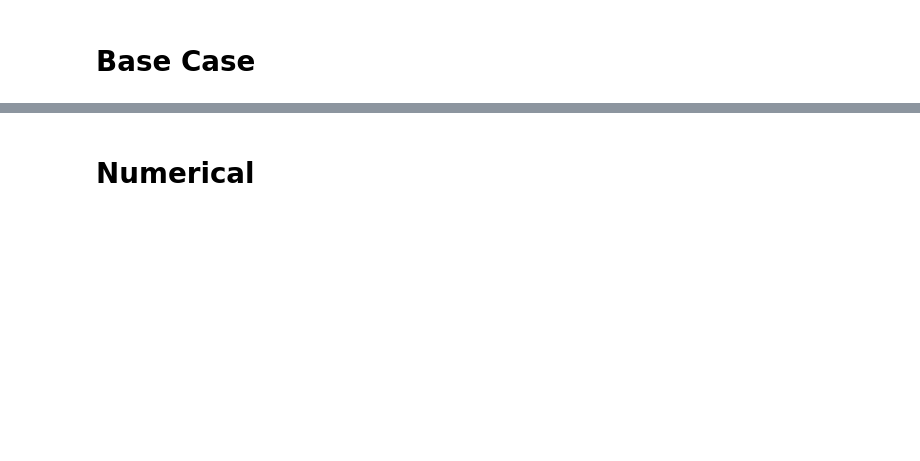
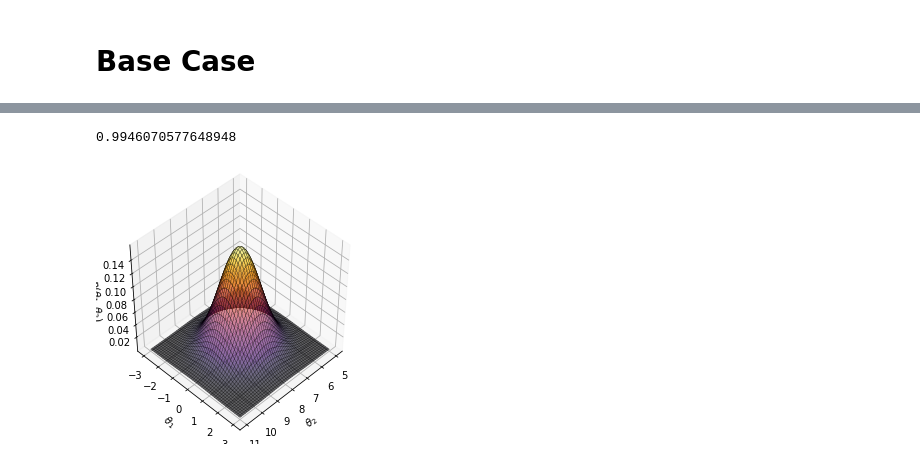
Before and after one commit to saemeon/ABM-Project-FS21, a Jupyter notebook: Project Results.ipynb, the cells around one changed output, grey strips where cells are left out. Saved outputs shown, nothing was run; the diff lists cells and outputs as text; code cells hidden in the pictures; blank space fills up the shorter version.

```diff
--- a/Project Results.ipynb
+++ b/Project Results.ipynb
@@ -39,2 +60,29 @@ Xbasenet = X-X_
-# %% [markdown]
-# Numerical
+# %%
+m = 0
+shift = 8
+m0 = m+shift
+s = 1
+s0=s
+t = 3
+num = 500
+theta1 = np.linspace(m-t*s,m+t*s,num)
+theta2 = np.linspace(m0-t*s0,m0+t*s0,num)
+theta1, theta2 = np.meshgrid(theta1,theta2)
+pos = np.empty(theta1.shape + (2,))
+pos[:, :, 0] = theta1; pos[:, :, 1] = theta2
+rv = multivariate_normal([m, m0], [[s**2, 0], [0, s0**2]])
+P= rv.pdf(pos)
+fig = plt.figure(figsize = (4,4))
+ax1 = fig.add_subplot( projection='3d')
+ax1.plot_surface(theta2, theta1, P,cmap = "inferno",alpha = 0.6,linewidth=0.2, edgecolors='k')
+ax1.set_xlabel(r'$\theta_2$')
+ax1.set_ylabel(r'$\theta_1$')
+ax1.set_zlabel(r'$p(\theta_1,\theta_2)$')
+ax1.view_init(45, 45)
+
+fig.tight_layout()
+fig.show()
+double_Integral(theta1, theta2, P)
+# %% [output]
+0.9946070577648948
+[figure, added]
```
Also changed, not shown: parts of 13 cells of this notebook, 5 other files.
